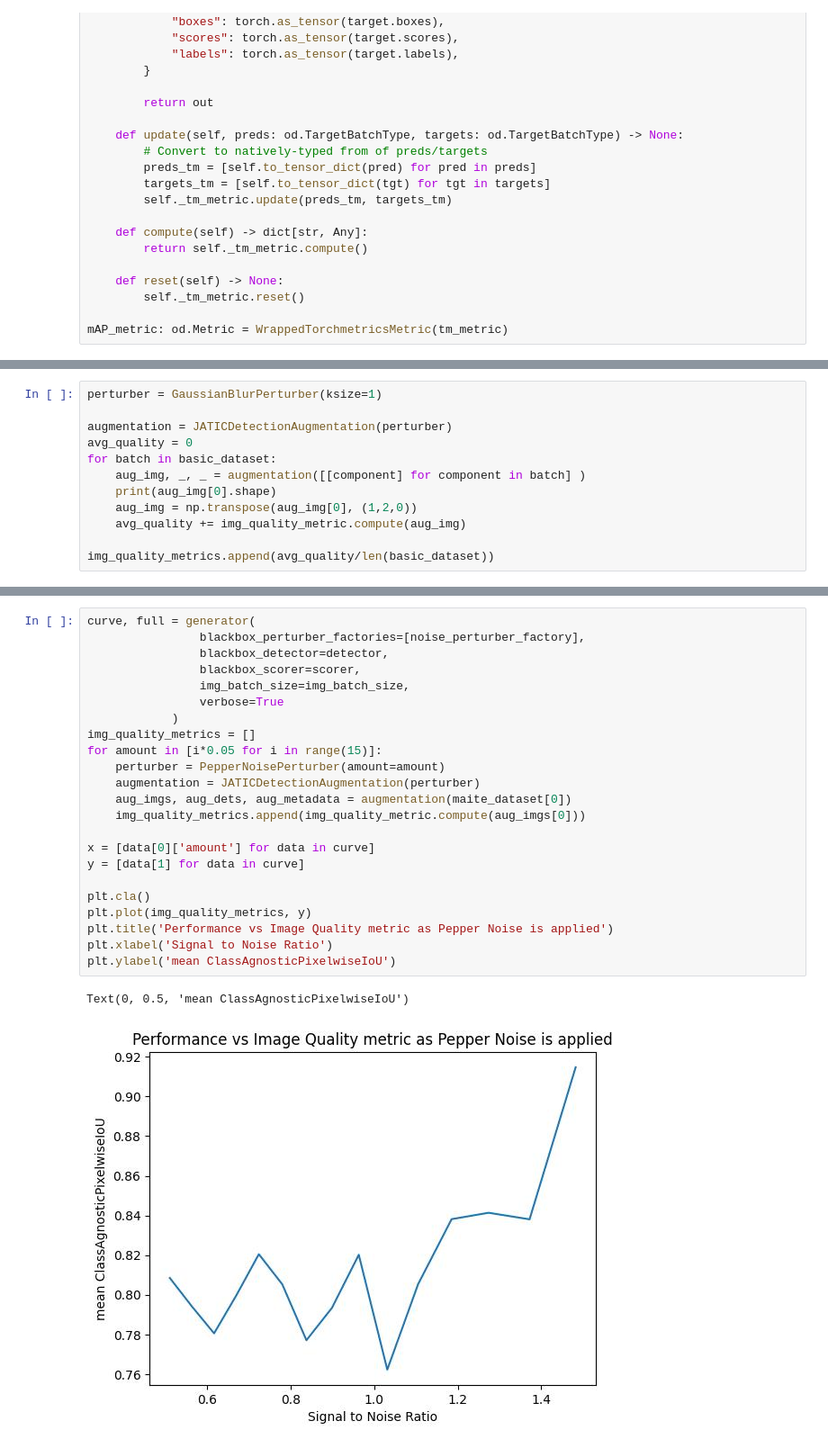
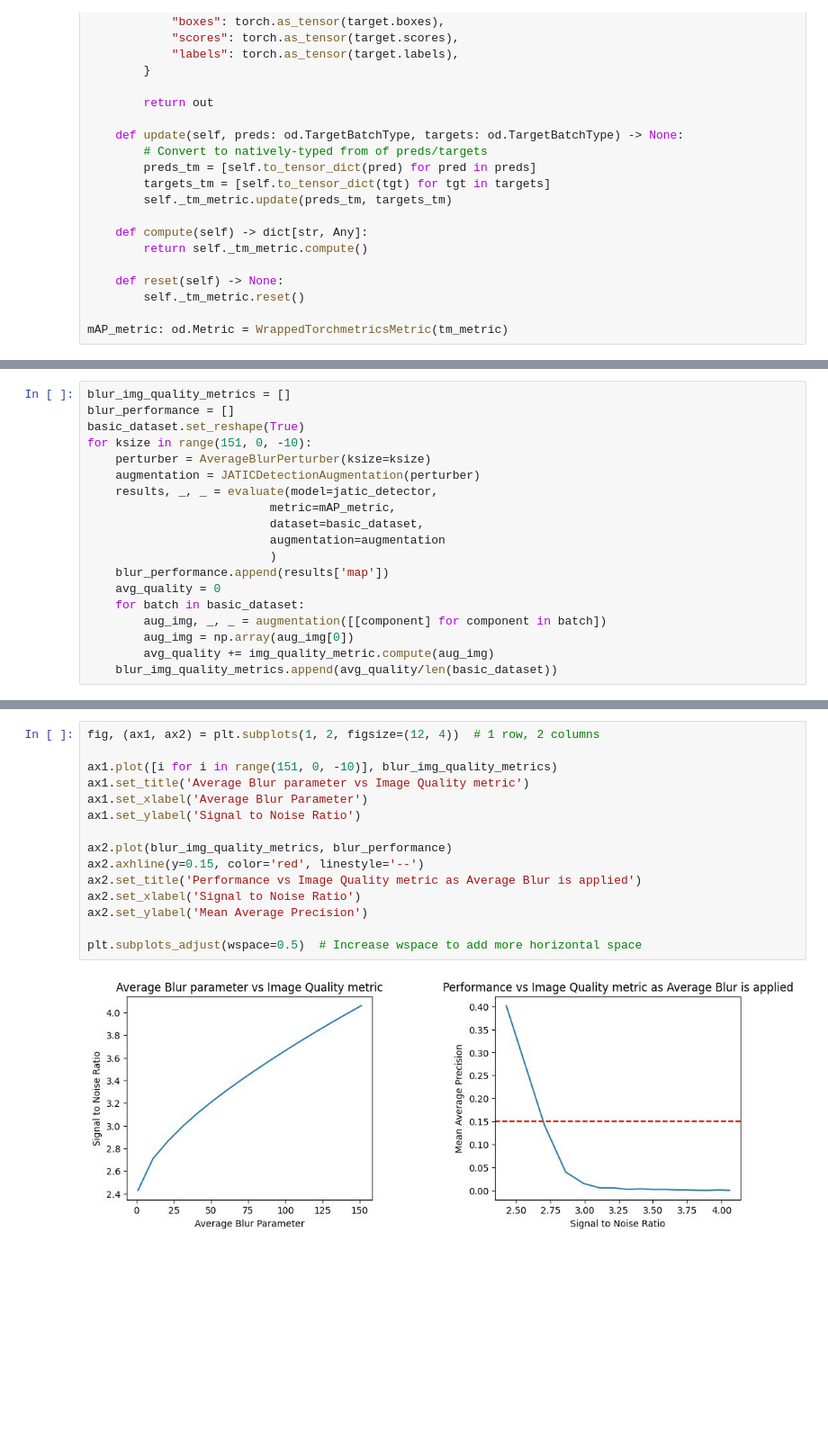
Before and after one commit to Kitware/nrtk-jatic, a Jupyter notebook: examples/compute_image_metric.ipynb, the cells around one changed output, grey strips where cells are left out. Shown at 90% size. Drawn from its saved outputs; the diff is of its cells as text; blank space fills up the shorter version.

```diff
--- a/examples/compute_image_metric.ipynb
+++ b/examples/compute_image_metric.ipynb
@@ -229,12 +350,19 @@ KeyboardInterrupt:
 # %%
-perturber = GaussianBlurPerturber(ksize=1)
-
-augmentation = JATICDetectionAugmentation(perturber)
-avg_quality = 0
-for batch in basic_dataset:
-    aug_img, _, _ = augmentation([[component] for component in batch] )
-    print(aug_img[0].shape)
-    aug_img = np.transpose(aug_img[0], (1,2,0))
-    avg_quality += img_quality_metric.compute(aug_img)
-
-img_quality_metrics.append(avg_quality/len(basic_dataset))
+blur_img_quality_metrics = []
+blur_performance = []
+basic_dataset.set_reshape(True)
+for ksize in range(151, 0, -10):
+    perturber = AverageBlurPerturber(ksize=ksize)
+    augmentation = JATICDetectionAugmentation(perturber)
+    results, _, _ = evaluate(model=jatic_detector,
+                          metric=mAP_metric,
+                          dataset=basic_dataset,
+                          augmentation=augmentation
+                          )
+    blur_performance.append(results['map'])
+    avg_quality = 0
+    for batch in basic_dataset:
+        aug_img, _, _ = augmentation([[component] for component in batch])
+        aug_img = np.array(aug_img[0])
+        avg_quality += img_quality_metric.compute(aug_img)
+    blur_img_quality_metrics.append(avg_quality/len(basic_dataset))
@@ -254,26 +369,17 @@ NameError: name 'img_quality_metrics' is not defined
-# %%
-curve, full = generator(
-                blackbox_perturber_factories=[noise_perturber_factory],
-                blackbox_detector=detector,
-                blackbox_scorer=scorer,
-                img_batch_size=img_batch_size,
-                verbose=True
-            )
-img_quality_metrics = []
-for amount in [i*0.05 for i in range(15)]:
-    perturber = PepperNoisePerturber(amount=amount)
-    augmentation = JATICDetectionAugmentation(perturber)
-    aug_imgs, aug_dets, aug_metadata = augmentation(maite_dataset[0])
-    img_quality_metrics.append(img_quality_metric.compute(aug_imgs[0]))
-
-x = [data[0]['amount'] for data in curve]
-y = [data[1] for data in curve]
-
-plt.cla()
-plt.plot(img_quality_metrics, y)
-plt.title('Performance vs Image Quality metric as Pepper Noise is applied')
-plt.xlabel('Signal to Noise Ratio')
-plt.ylabel('mean ClassAgnosticPixelwiseIoU')
-# %% [output]
-Text(0, 0.5, 'mean ClassAgnosticPixelwiseIoU')
-[figure, removed]
+# %%
+fig, (ax1, ax2) = plt.subplots(1, 2, figsize=(12, 4))  # 1 row, 2 columns
+
+ax1.plot([i for i in range(151, 0, -10)], blur_img_quality_metrics)
+ax1.set_title('Average Blur parameter vs Image Quality metric')
+ax1.set_xlabel('Average Blur Parameter')
+ax1.set_ylabel('Signal to Noise Ratio')
+
+ax2.plot(blur_img_quality_metrics, blur_performance)
+ax2.axhline(y=0.15, color='red', linestyle='--')
+ax2.set_title('Performance vs Image Quality metric as Average Blur is applied')
+ax2.set_xlabel('Signal to Noise Ratio')
+ax2.set_ylabel('Mean Average Precision')
+
+plt.subplots_adjust(wspace=0.5)  # Increase wspace to add more horizontal space
+# %% [output]
+[figure, added]
```
Also changed, not shown: parts of 26 cells of this notebook, 4 other files.
